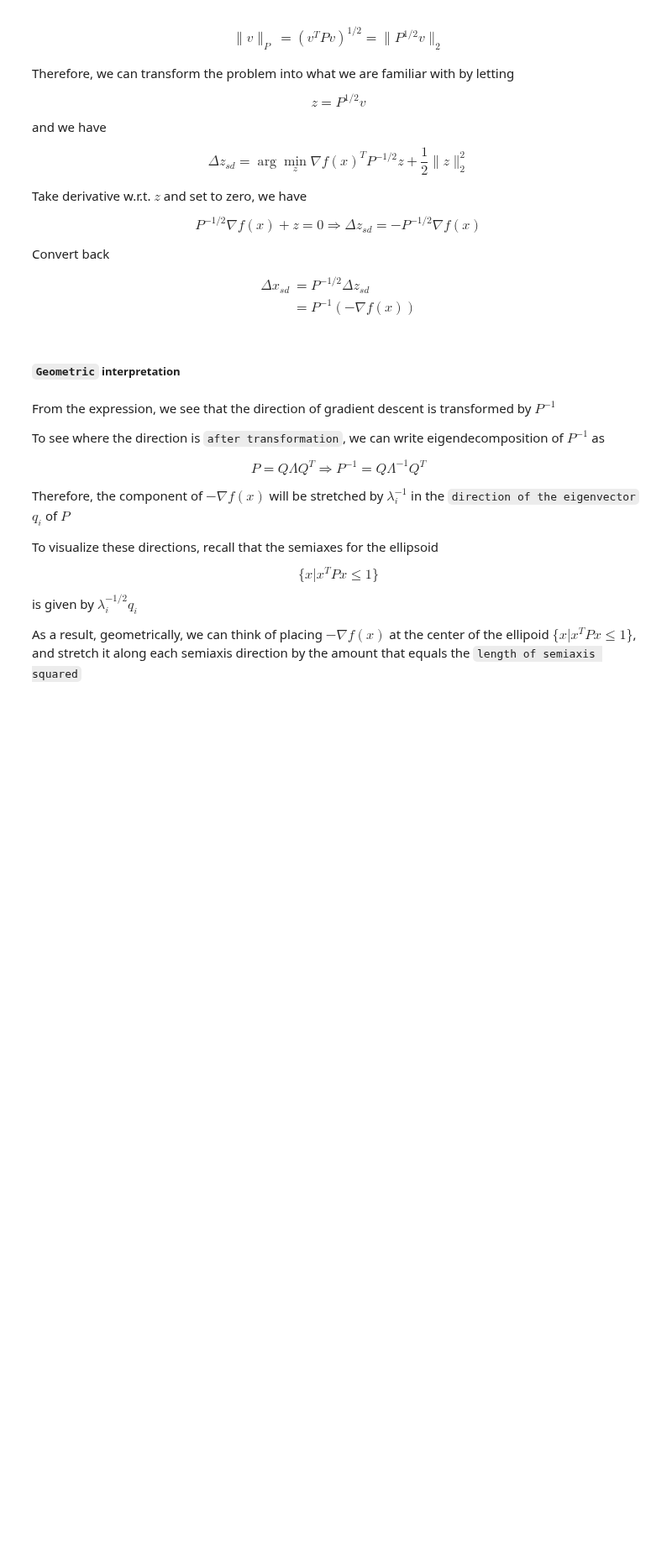
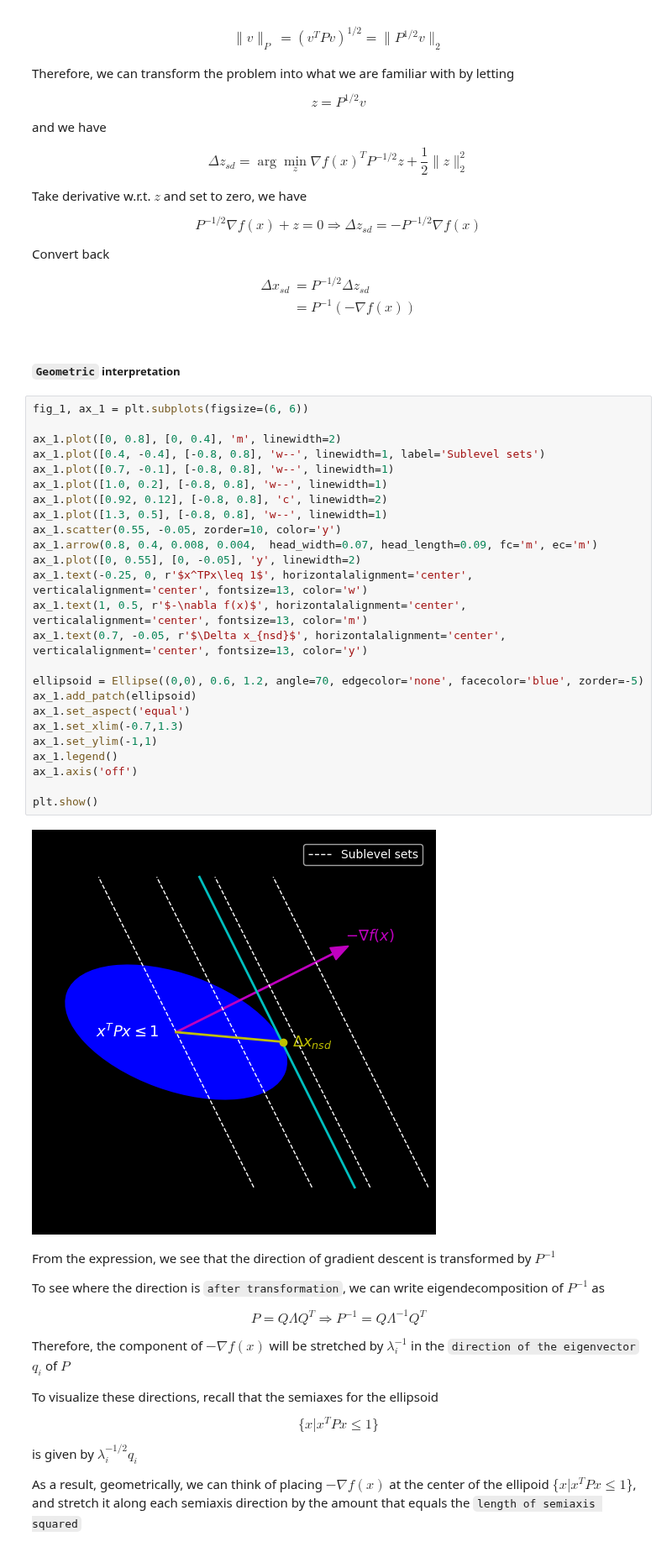
Before and after one commit to heyjianjing/convex_optimization, a Jupyter notebook: cvx_07_gradient_descent_Newton_method.ipynb, the cells around one changed output. Shown at 84% size. Drawn from its saved outputs; the diff is of its cells as text; blank space fills up the shorter version.

Commit message:
add figure for search direction in quadratic norm

```diff
--- a/cvx_07_gradient_descent_Newton_method.ipynb
+++ b/cvx_07_gradient_descent_Newton_method.ipynb
@@ -358,6 +359,33 @@ $$\begin{align*}\Delta x_{sd}&=P^{-1/2}\Delta z_{sd} \\
 \end{align*}$$
 # %% [markdown]
 ##### `Geometric` interpretation
+# %%
+fig_1, ax_1 = plt.subplots(figsize=(6, 6))
+
+ax_1.plot([0, 0.8], [0, 0.4], 'm', linewidth=2)
+ax_1.plot([0.4, -0.4], [-0.8, 0.8], 'w--', linewidth=1, label='Sublevel sets')
+ax_1.plot([0.7, -0.1], [-0.8, 0.8], 'w--', linewidth=1)
+ax_1.plot([1.0, 0.2], [-0.8, 0.8], 'w--', linewidth=1)
+ax_1.plot([0.92, 0.12], [-0.8, 0.8], 'c', linewidth=2)
+ax_1.plot([1.3, 0.5], [-0.8, 0.8], 'w--', linewidth=1)
+ax_1.scatter(0.55, -0.05, zorder=10, color='y')
+ax_1.arrow(0.8, 0.4, 0.008, 0.004,  head_width=0.07, head_length=0.09, fc='m', ec='m')
+ax_1.plot([0, 0.55], [0, -0.05], 'y', linewidth=2)
+ax_1.text(-0.25, 0, r'$x^TPx\leq 1$', horizontalalignment='center', verticalalignment='center', fontsize=13, color='w')
+ax_1.text(1, 0.5, r'$-\nabla f(x)$', horizontalalignment='center', verticalalignment='center', fontsize=13, color='m')
+ax_1.text(0.7, -0.05, r'$\Delta x_{nsd}$', horizontalalignment='center', verticalalignment='center', fontsize=13, color='y')
+
+ellipsoid = Ellipse((0,0), 0.6, 1.2, angle=70, edgecolor='none', facecolor='blue', zorder=-5)
+ax_1.add_patch(ellipsoid)
+ax_1.set_aspect('equal')
+ax_1.set_xlim(-0.7,1.3)
+ax_1.set_ylim(-1,1)
+ax_1.legend()
+ax_1.axis('off')
+
+plt.show()
+# %% [output]
+[figure, added]
 # %% [markdown]
 From the expression, we see that the direction of gradient descent is transformed by $P^{-1}$
 
```
Also changed, not shown: parts of 2 cells of this notebook.
